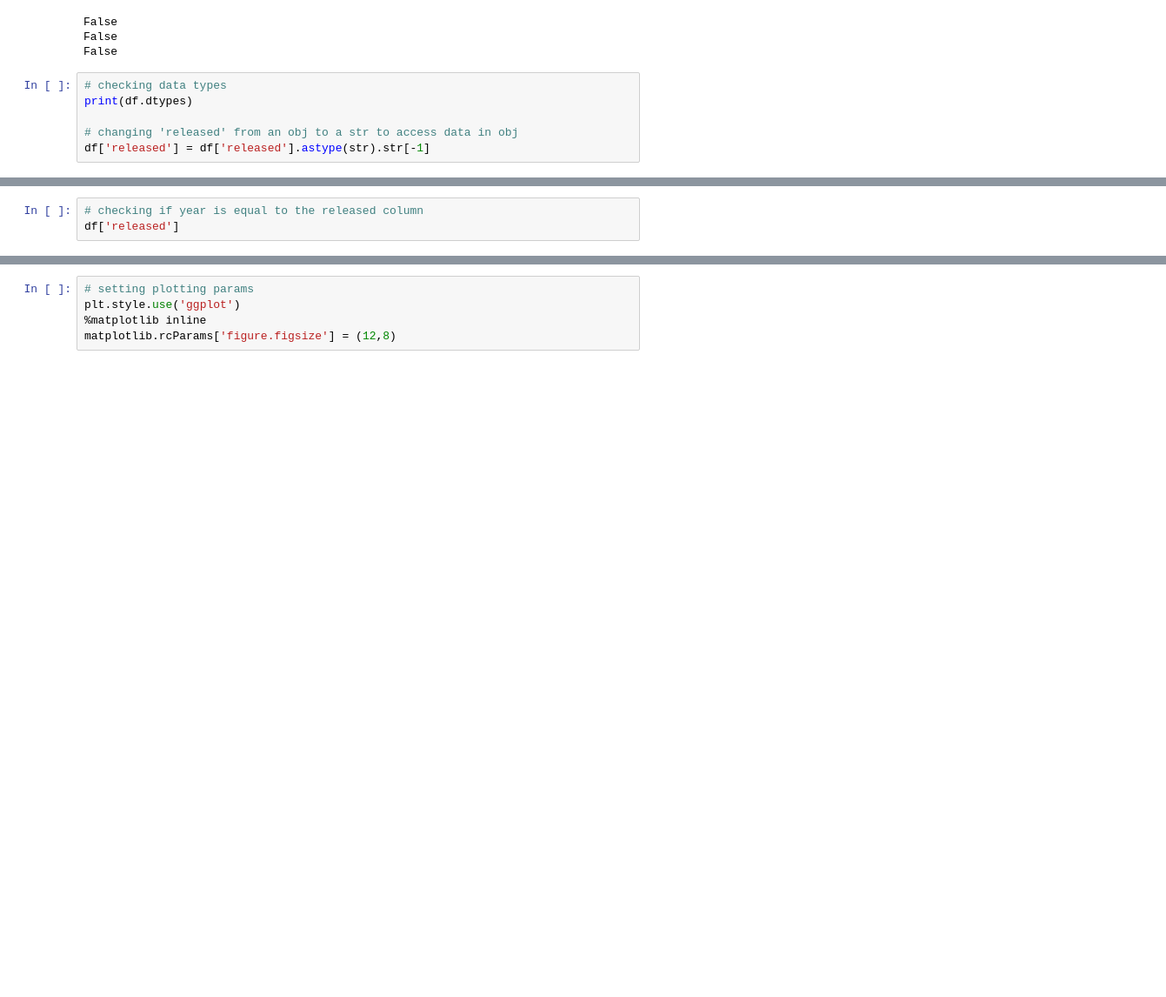
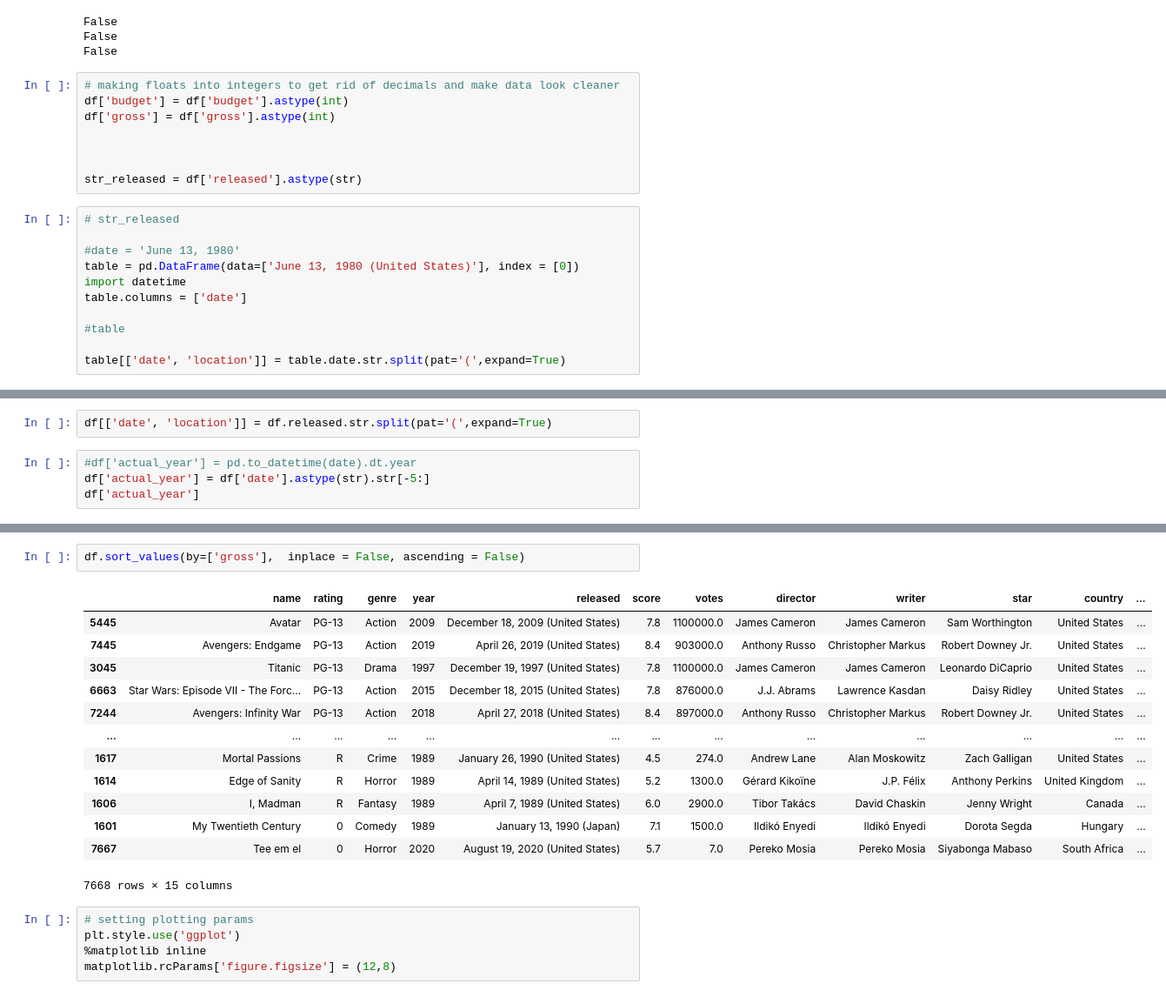
Before and after one commit to caaturday/Movies-Correlation-Project, a Jupyter notebook: movies.ipynb, the cells around one changed output, grey strips where cells are left out. Shown at 87% size. Drawn from its saved outputs; the diff is of its cells as text; blank space fills up the shorter version.

```diff
--- a/movies.ipynb
+++ b/movies.ipynb
@@ -70,9 +70,22 @@ print (check_for_nan)
 False
 False
 False
+# %%
+# making floats into integers to get rid of decimals and make data look cleaner
+df['budget'] = df['budget'].astype(int)
+df['gross'] = df['gross'].astype(int)
+
+
+
+str_released = df['released'].astype(str)
 # %%
-# checking data types
-print(df.dtypes)
+# str_released
 
-# changing 'released' from an obj to a str to access data in obj
-df['released'] = df['released'].astype(str).str[-1]
+#date = 'June 13, 1980'
+table = pd.DataFrame(data=['June 13, 1980 (United States)'], index = [0])
+import datetime
+table.columns = ['date']
+
+#table
+
+table[['date', 'location']] = table.date.str.split(pat='(',expand=True)
@@ -96,4 +92,7 @@ dtype: object
+# %%
+df[['date', 'location']] = df.released.str.split(pat='(',expand=True)
 # %%
-# checking if year is equal to the released column
-df['released']
+#df['actual_year'] = pd.to_datetime(date).dt.year
+df['actual_year'] = df['date'].astype(str).str[-5:]
+df['actual_year']
 # %% [output]
@@ -112,3 +127,19 @@ Name: released, Length: 7668, dtype: object
+# %%
+df.sort_values(by=['gross'],  inplace = False, ascending = False)
+# %% [output]
+|  | name | rating | genre | year | released | score | votes | director | writer | star | country | ... |
+| 5445 | Avatar | PG-13 | Action | 2009 | December 18, 2009 (United States) | 7.8 | 1100000.0 | James Cameron | James Cameron | Sam Worthington | United States | ... |
+| 7445 | Avengers: Endgame | PG-13 | Action | 2019 | April 26, 2019 (United States) | 8.4 | 903000.0 | Anthony Russo | Christopher Markus | Robert Downey Jr. | United States | ... |
+| 3045 | Titanic | PG-13 | Drama | 1997 | December 19, 1997 (United States) | 7.8 | 1100000.0 | James Cameron | James Cameron | Leonardo DiCaprio | United States | ... |
+| 6663 | Star Wars: Episode VII - The Forc... | PG-13 | Action | 2015 | December 18, 2015 (United States) | 7.8 | 876000.0 | J.J. Abrams | Lawrence Kasdan | Daisy Ridley | United States | ... |
+| 7244 | Avengers: Infinity War | PG-13 | Action | 2018 | April 27, 2018 (United States) | 8.4 | 897000.0 | Anthony Russo | Christopher Markus | Robert Downey Jr. | United States | ... |
+| ... | ... | ... | ... | ... | ... | ... | ... | ... | ... | ... | ... | ... |
+| 1617 | Mortal Passions | R | Crime | 1989 | January 26, 1990 (United States) | 4.5 | 274.0 | Andrew Lane | Alan Moskowitz | Zach Galligan | United States | ... |
+| 1614 | Edge of Sanity | R | Horror | 1989 | April 14, 1989 (United States) | 5.2 | 1300.0 | Gérard Kikoïne | J.P. Félix | Anthony Perkins | United Kingdom | ... |
+| 1606 | I, Madman | R | Fantasy | 1989 | April 7, 1989 (United States) | 6.0 | 2900.0 | Tibor Takács | David Chaskin | Jenny Wright | Canada | ... |
+| 1601 | My Twentieth Century | 0 | Comedy | 1989 | January 13, 1990 (Japan) | 7.1 | 1500.0 | Ildikó Enyedi | Ildikó Enyedi | Dorota Segda | Hungary | ... |
+| 7667 | Tee em el | 0 | Horror | 2020 | August 19, 2020 (United States) | 5.7 | 7.0 | Pereko Mosia | Pereko Mosia | Siyabonga Mabaso | South Africa | ... |
+7668 rows × 15 columns
 # %%
 # setting plotting params
 plt.style.use('ggplot')
```
Also changed, not shown: parts of 4 cells of this notebook.
